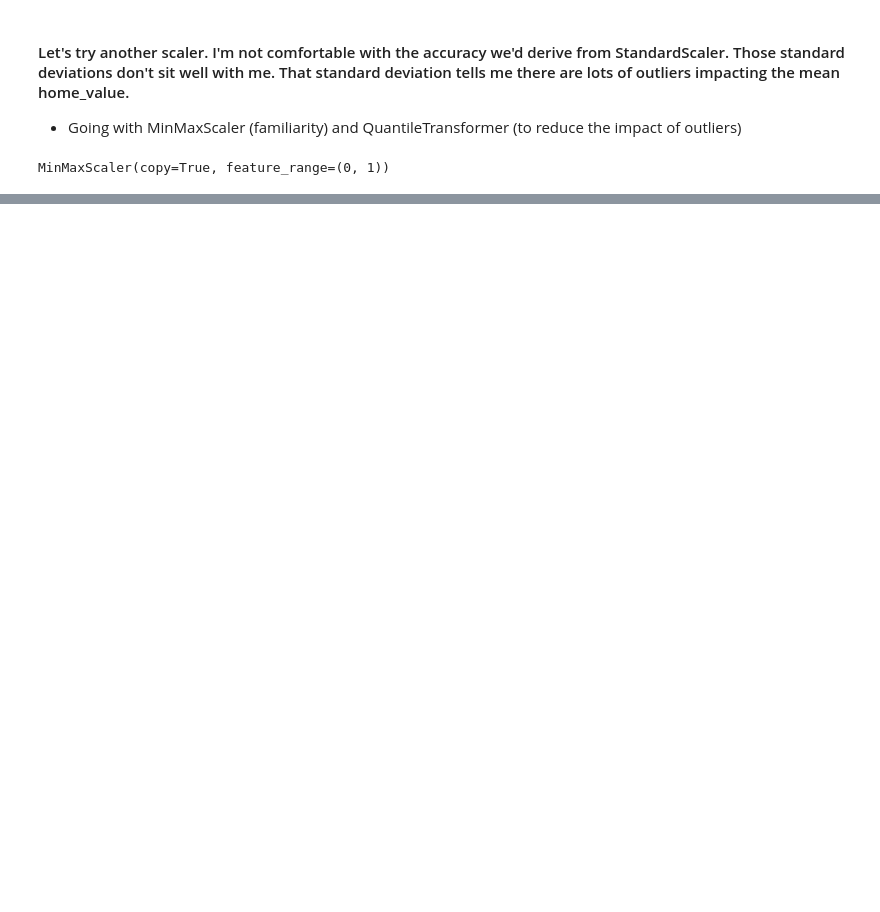
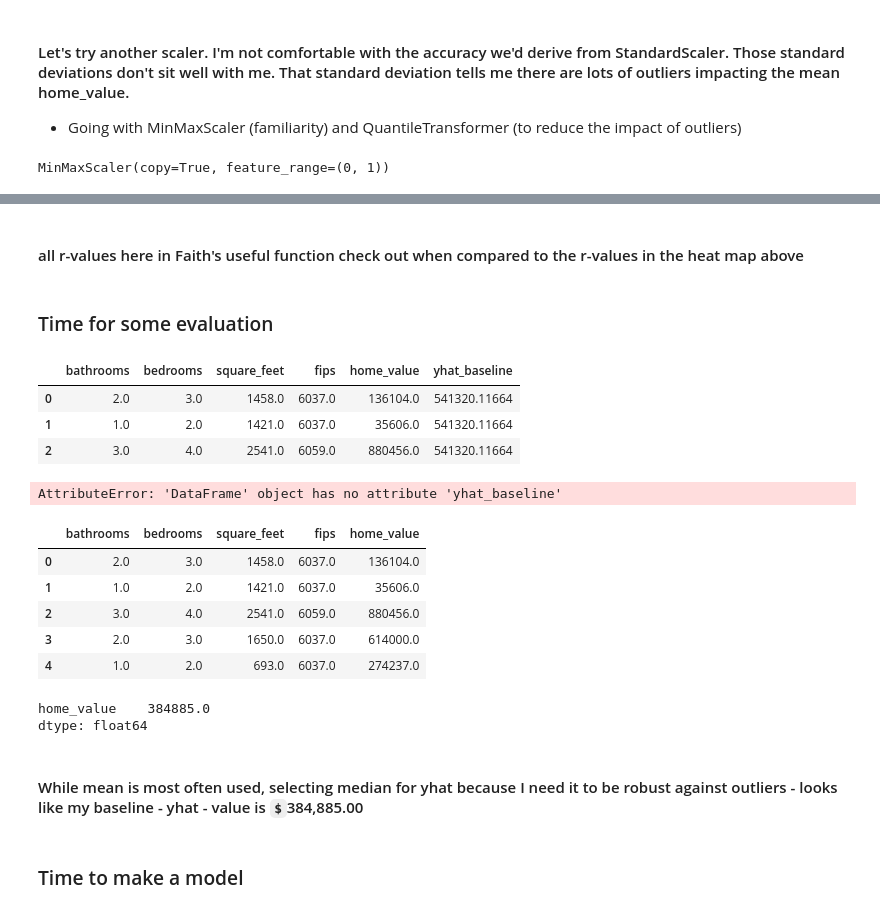
Before and after one commit to nickjoseph210/zillow_regression_NJ, a Jupyter notebook: Zillow_mvp.ipynb, the cells around one changed output, grey strips where cells are left out. Drawn from its saved outputs; the diff is of its cells as text; code cells hidden in the pictures; blank space fills up the shorter version.

```diff
--- a/Zillow_mvp.ipynb
+++ b/Zillow_mvp.ipynb
@@ -432,0 +457,47 @@ test_scaled3
+# %% [markdown]
+#### all r-values here in Faith's useful function check out when compared to the r-values in the heat map above
+# %% [markdown]
+###  Time for some evaluation
+# %%
+df['yhat_baseline'] = df['home_value'].mean()
+df.head(3)
+# %% [output]
+|  | bathrooms | bedrooms | square_feet | fips | home_value | yhat_baseline |
+| 0 | 2.0 | 3.0 | 1458.0 | 6037.0 | 136104.0 | 541320.11664 |
+| 1 | 1.0 | 2.0 | 1421.0 | 6037.0 | 35606.0 | 541320.11664 |
+| 2 | 3.0 | 4.0 | 2541.0 | 6059.0 | 880456.0 | 541320.11664 |
+# %%
+rmse = (sqrt(mean_squared_error(y_train, train.yhat_baseline)))
+# %% [output]
+AttributeError: 'DataFrame' object has no attribute 'yhat_baseline'
+# %%
+X = df[["bathrooms", "bedrooms", "square_feet"]]
+y = df[["home_value"]]
+
+# baseline_yhat = y.mean()
+
+# baseline_yhat
+
+# yielded:
+
+# home_value    541320.11664
+# dtype: float64
+
+df.head()
+# %% [output]
+|  | bathrooms | bedrooms | square_feet | fips | home_value |
+| 0 | 2.0 | 3.0 | 1458.0 | 6037.0 | 136104.0 |
+| 1 | 1.0 | 2.0 | 1421.0 | 6037.0 | 35606.0 |
+| 2 | 3.0 | 4.0 | 2541.0 | 6059.0 | 880456.0 |
+| 3 | 2.0 | 3.0 | 1650.0 | 6037.0 | 614000.0 |
+| 4 | 1.0 | 2.0 | 693.0 | 6037.0 | 274237.0 |
+# %%
+baseline_yhat = y.median()
+baseline_yhat
+# %% [output]
+home_value    384885.0
+dtype: float64
+# %% [markdown]
+#### While mean is most often used, selecting median for yhat because I need it to be robust against outliers - looks like my baseline - yhat - value is `$`384,885.00
+# %% [markdown]
+### Time to make a model
```
Also changed, not shown: parts of 45 cells of this notebook.
